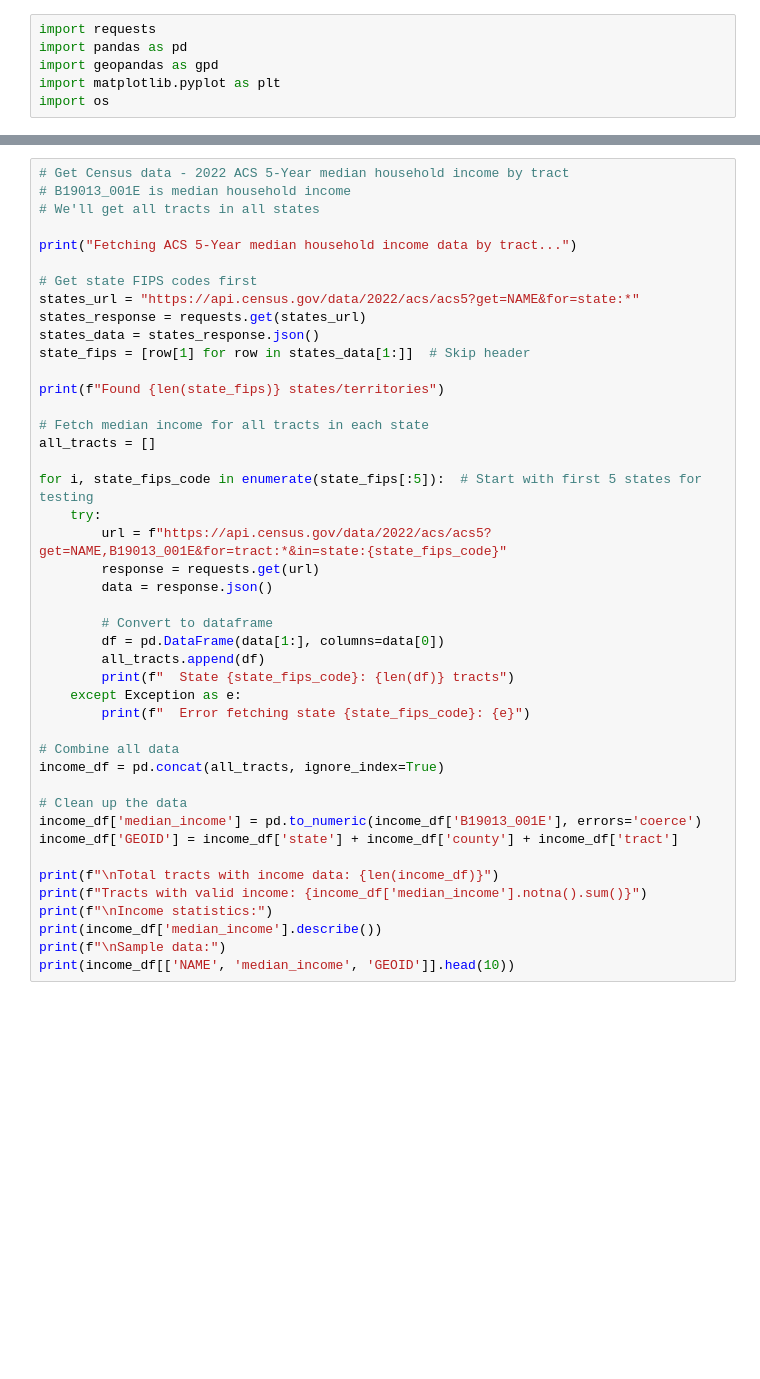
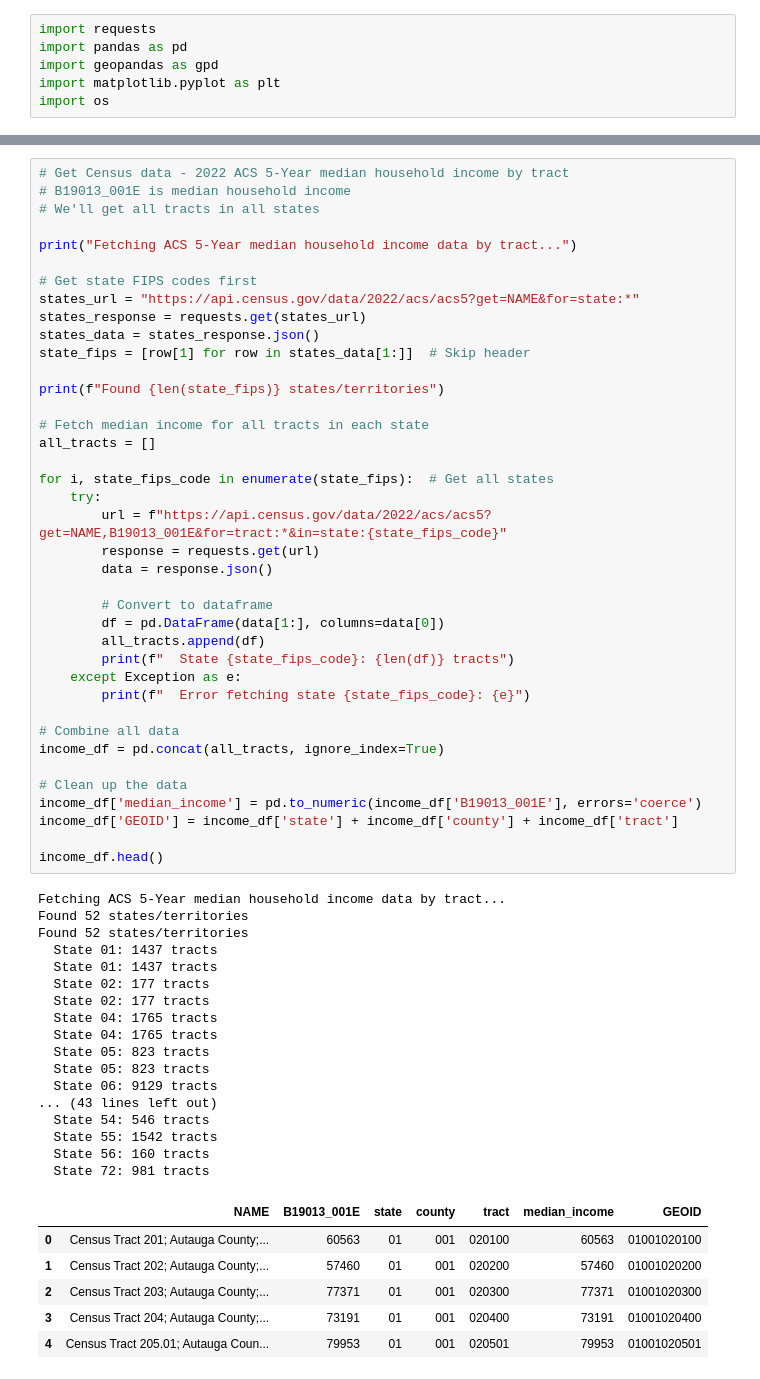
Before and after one commit to maxbusboom/WirelessIncome, a Jupyter notebook: notebooks/ericbusboom/census_tracts.ipynb, the cells around one changed output, grey strips where cells are left out. Saved outputs shown, nothing was run; the diff lists cells and outputs as text; blank space fills up the shorter version.

```diff
--- a/notebooks/ericbusboom/census_tracts.ipynb
+++ b/notebooks/ericbusboom/census_tracts.ipynb
@@ -50,40 +61,59 @@ print("Fetching ACS 5-Year median household income data by tract...")
 # Get state FIPS codes first
 states_url = "https://api.census.gov/data/2022/acs/acs5?get=NAME&for=state:*"
 states_response = requests.get(states_url)
 states_data = states_response.json()
 state_fips = [row[1] for row in states_data[1:]]  # Skip header
 
 print(f"Found {len(state_fips)} states/territories")
 
 # Fetch median income for all tracts in each state
 all_tracts = []
 
-for i, state_fips_code in enumerate(state_fips[:5]):  # Start with first 5 states for testing
+for i, state_fips_code in enumerate(state_fips):  # Get all states
     try:
         url = f"https://api.census.gov/data/2022/acs/acs5?get=NAME,B19013_001E&for=tract:*&in=state:{state_fips_code}"
         response = requests.get(url)
         data = response.json()
 
         # Convert to dataframe
         df = pd.DataFrame(data[1:], columns=data[0])
         all_tracts.append(df)
         print(f"  State {state_fips_code}: {len(df)} tracts")
     except Exception as e:
         print(f"  Error fetching state {state_fips_code}: {e}")
 
 # Combine all data
 income_df = pd.concat(all_tracts, ignore_index=True)
 
 # Clean up the data
 income_df['median_income'] = pd.to_numeric(income_df['B19013_001E'], errors='coerce')
 income_df['GEOID'] = income_df['state'] + income_df['county'] + income_df['tract']
 
-print(f"\nTotal tracts with income data: {len(income_df)}")
-print(f"Tracts with valid income: {income_df['median_income'].notna().sum()}")
-print(f"\nIncome statistics:")
-print(income_df['median_income'].describe())
-print(f"\nSample data:")
-print(income_df[['NAME', 'median_income', 'GEOID']].head(10))
+income_df.head()
+# %% [output]
+Fetching ACS 5-Year median household income data by tract...
+Found 52 states/territories
+Found 52 states/territories
+  State 01: 1437 tracts
+  State 01: 1437 tracts
+  State 02: 177 tracts
+  State 02: 177 tracts
+  State 04: 1765 tracts
+  State 04: 1765 tracts
+  State 05: 823 tracts
+  State 05: 823 tracts
+  State 06: 9129 tracts
+... (43 lines left out)
+  State 54: 546 tracts
+  State 55: 1542 tracts
+  State 56: 160 tracts
+  State 72: 981 tracts
+|  | NAME | B19013_001E | state | county | tract | median_income | GEOID |
+| 0 | Census Tract 201; Autauga County;... | 60563 | 01 | 001 | 020100 | 60563 | 01001020100 |
+| 1 | Census Tract 202; Autauga County;... | 57460 | 01 | 001 | 020200 | 57460 | 01001020200 |
+| 2 | Census Tract 203; Autauga County;... | 77371 | 01 | 001 | 020300 | 77371 | 01001020300 |
+| 3 | Census Tract 204; Autauga County;... | 73191 | 01 | 001 | 020400 | 73191 | 01001020400 |
+| 4 | Census Tract 205.01; Autauga Coun... | 79953 | 01 | 001 | 020501 | 79953 | 01001020501 |
 # %%
 # Join income data to tract geometries
 print("Joining income data to tract shapefile...")
```
Also changed, not shown: parts of 8 cells of this notebook, 1 other file.
